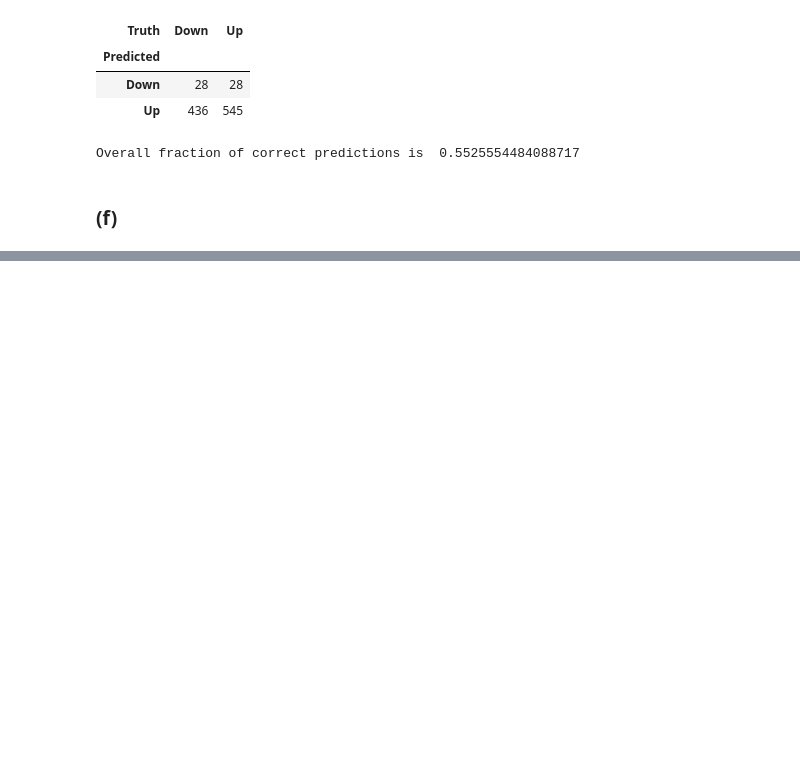
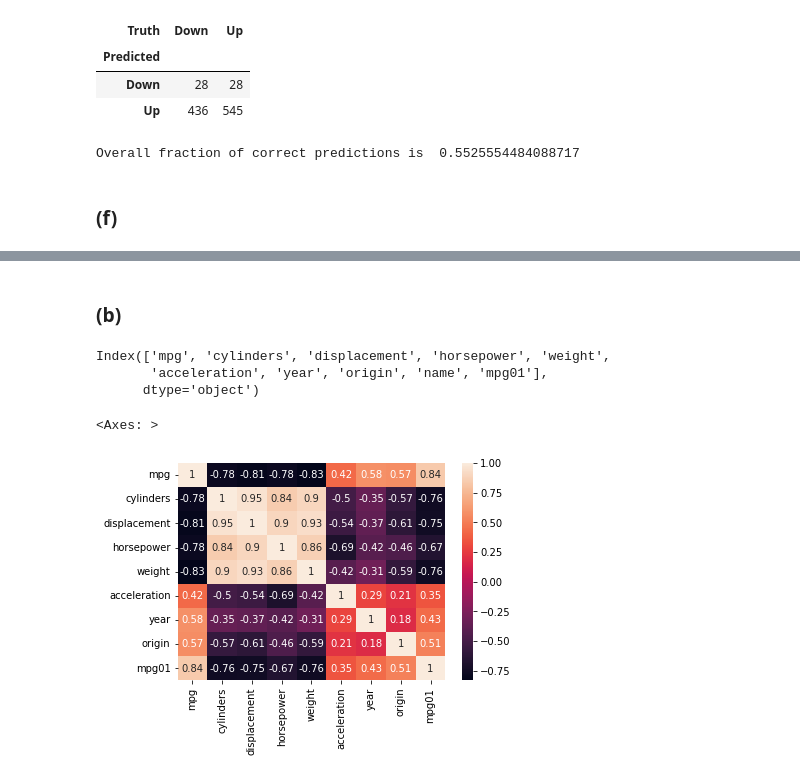
Before and after one commit to Mousavisp/ISLP-Exersises, a Jupyter notebook: Ch04.ipynb, the cells around one changed output, grey strips where cells are left out. Saved outputs shown, nothing was run; the diff lists cells and outputs as text; code cells hidden in the pictures; blank space fills up the shorter version.

```diff
--- a/Ch04.ipynb
+++ b/Ch04.ipynb
@@ -177,0 +257,2 @@ Overall fraction of correct predictions is  0.5525554484088717
+# %%
+Auto = load_data("Auto")
@@ -177,0 +265,3 @@ Overall fraction of correct predictions is  0.5525554484088717
+# %%
+Auto["mpg01"] = np.zeros(len(Auto),dtype=int)
+Auto.loc[Auto.mpg > Auto.mpg.median(), 'mpg01'] = 1
@@ -177,0 +276,13 @@ Overall fraction of correct predictions is  0.5525554484088717
+# %% [markdown]
+### (b)
+# %%
+Auto.columns
+# %% [output]
+Index(['mpg', 'cylinders', 'displacement', 'horsepower', 'weight',
+       'acceleration', 'year', 'origin', 'name', 'mpg01'],
+      dtype='object')
+# %%
+sns.heatmap(Auto.corr(),annot=True)
+# %% [output]
+<Axes: >
+[figure, added]
```
Also changed, not shown: parts of 38 cells of this notebook.
